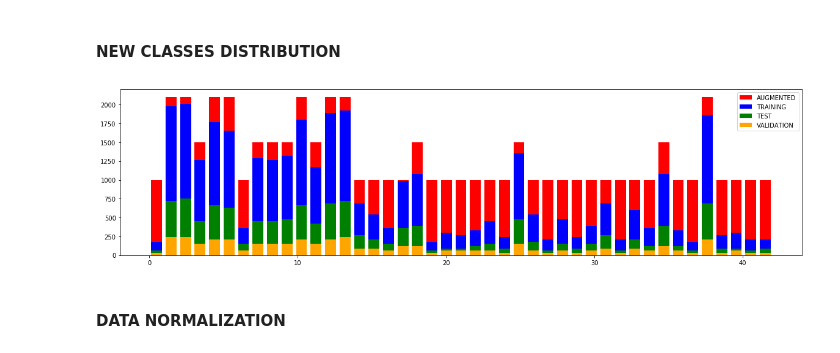
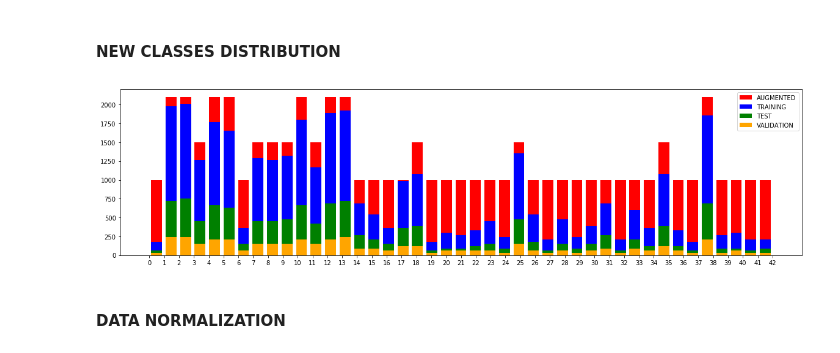
Before and after one commit to Danziger/CarND-T1-P2-Traffic-Sign-Classifier, a Jupyter notebook: src/notebooks/trafficSignClassifier.ipynb, the cells around one changed output. Cells and saved outputs as stored; diff of their text form; code cells hidden in the pictures.

```diff
--- a/src/notebooks/trafficSignClassifier.ipynb
+++ b/src/notebooks/trafficSignClassifier.ipynb
@@ -25,9 +25,9 @@ import pickle
 
 # TODO: Fill this in based on where you saved the training and testing data
 
-training_file = 'data/train.p'
-validation_file = 'data/valid.p'
-testing_file = 'data/test.p'
+training_file = '../../data/train.p'
+validation_file = '../../data/valid.p'
+testing_file = '../../data/test.p'
 
 with open(training_file, mode='rb') as f:
     train = pickle.load(f)
@@ -67,11 +67,21 @@ Complete the basic data summary below. Use python, numpy and/or pandas methods t
 # %% [markdown]
 ### Provide a Basic Summary of the Data Set Using Python, Numpy and/or Pandas
 # %%
-### Import pandas and numpy for later usage:
+### Imports for later usage:
 
-import pandas as pd
+import math
+import matplotlib.pyplot as plt
+import matplotlib.gridspec as gridspec
 import numpy as np
 import csv
+import cv2
+import tensorflow as tf
+import random
+import datetime
+
+from scipy import ndimage
+from tensorflow.contrib.layers import flatten
+from sklearn.utils import shuffle
 
 
 # Number of training, validation, testing and total examples:
@@ -136,7 +146,7 @@ print("-------------------------------------------------------------\n")
 
 labels = {}
 
-with open("signnames.csv") as signnames_file:
+with open("../../input/data/signnames.csv") as signnames_file:
     reader = csv.DictReader(signnames_file)
 
     for row in reader:
@@ -471,16 +467,17 @@ Data augmented.
 # %%
 plt.figure(figsize=(20, 5))
 
 plt.hist(y_train_aug, bins = n_classes, label = "AUGMENTED", histtype="bar", color="RED", rwidth=0.75)
 plt.hist(y_train, bins = n_classes, label = "TRAINING", histtype="bar", color="BLUE", rwidth=0.75)
 plt.hist(y_test, bins = n_classes, label = "TEST", histtype="bar", color="GREEN", rwidth=0.75)
 plt.hist(y_valid, bins = n_classes, label = "VALIDATION", histtype="bar", color="ORANGE", rwidth=0.75)
 
+plt.xticks(range(len(labels)))
 plt.legend(loc="upper right")
 
 plt.show()
 # %% [output]
-[figure, old version]
+[figure, new version]
 # %% [markdown]
 #### DATA NORMALIZATION
 # %%
```
Also changed, not shown: parts of 25 cells of this notebook, 1 other file.
